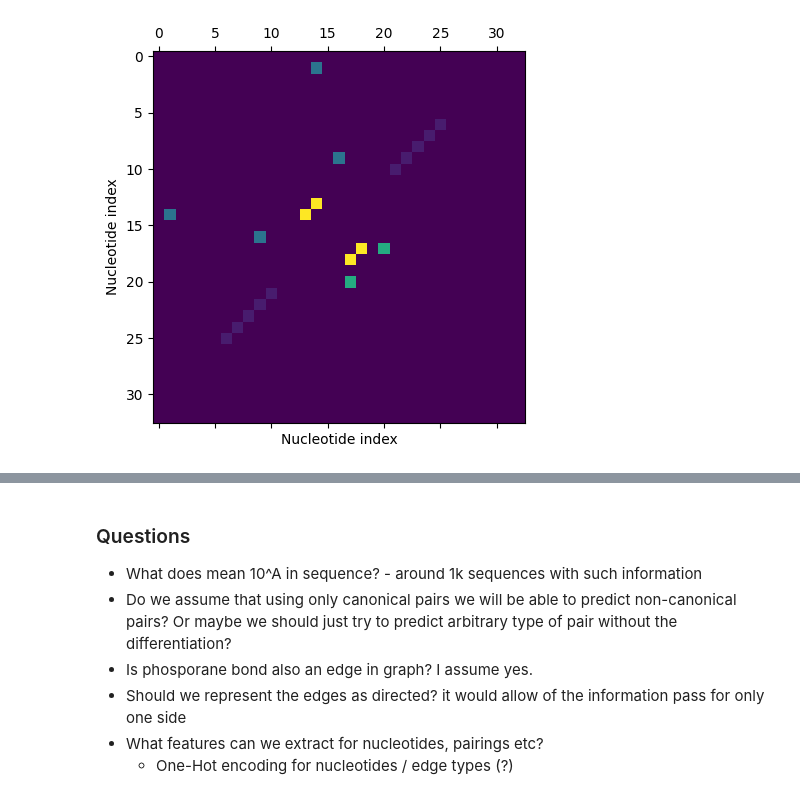
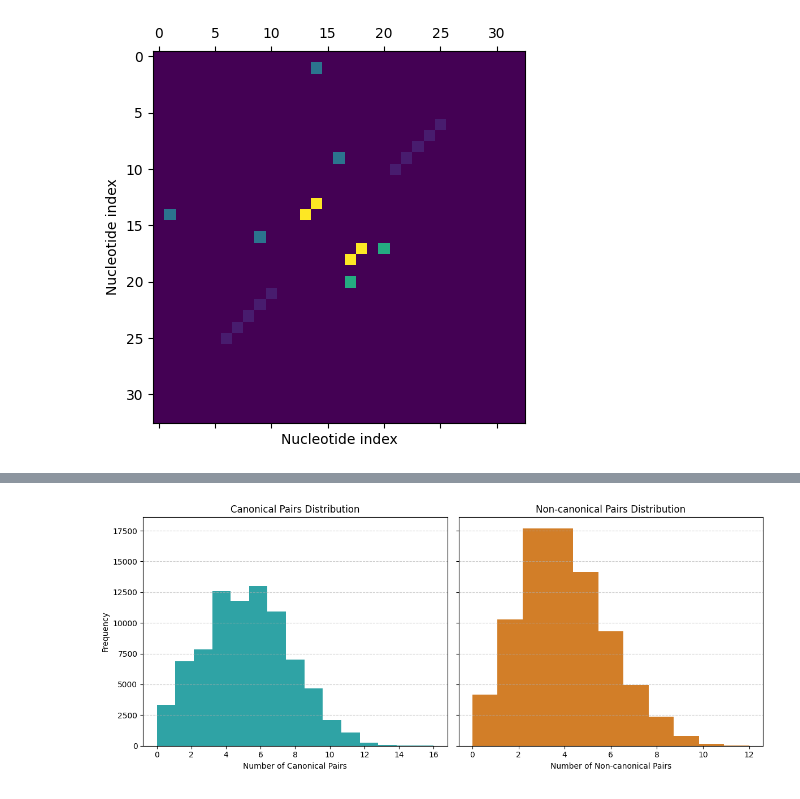
Before and after one commit to devolay/non-canonical-base-pair-prediction, a Jupyter notebook: notebooks/01_exploratory_analysis.ipynb, the cells around one changed output, grey strips where cells are left out. Cells and saved outputs as stored; diff of their text form; code cells hidden in the pictures.

```diff
--- a/notebooks/01_exploratory_analysis.ipynb
+++ b/notebooks/01_exploratory_analysis.ipynb
@@ -79,8 +61,9 @@ Error of 4PRF_1_B_B_129_G: invalid literal for int() with base 10: 'AG117'
 # %%
 stats = []
 for matrix in amt_matrixes:
-    canonical_pairs_number = sum(sum(matrix == 1))
-    non_canonical_pairs_number = sum(sum(matrix > 1))
-    stats.append({"Canonical pairs": canonical_pairs_number, "Non-canonical pairs": non_canonical_pairs_number})
+    canonical_pairs_number = int(sum(sum(matrix == 1)) / 2)
+    non_canonical_pairs_number = int(sum(sum(matrix > 1)) / 2)
+    matrix_length = matrix.shape[0]
+    stats.append({"Canonical pairs": canonical_pairs_number, "Non-canonical pairs": non_canonical_pairs_number, "Length": matrix_length})
 
 stats_df = pd.DataFrame(stats)
@@ -98,8 +70,30 @@ stats_df.sum().plot(kind='bar')
-# %% [markdown]
-### Questions
-- What does mean 10^A in sequence? - around 1k sequences with such information
-- Do we assume that using only canonical pairs we will be able to predict non-canonical pairs? Or maybe we should just try to predict arbitrary type of pair without the differentiation?
-- Is phosporane bond also an edge in graph? I assume yes.
-- Should we represent the edges as directed? it would allow of the information pass for only one side
-- What features can we extract for nucleotides, pairings etc?
-    - One-Hot encoding for nucleotides / edge types (?)
+# %%
+import numpy as np
+
+hex_colors = ['#001219', '#005f73', '#0a9396', '#94d2bd', '#e9d8a6', '#ee9b00', '#ca6702', '#bb3e03', '#ae2012', '#9b2226']
+
+canonical_counts = stats_df['Canonical pairs'].values
+non_canonical_counts = stats_df['Non-canonical pairs'].values
+fig, axes = plt.subplots(1, 2, figsize=(12, 5), sharey=True)
+
+bins_canonical = np.linspace(0, max(canonical_counts), max(canonical_counts))
+bins_non_canonical = np.linspace(0, max(non_canonical_counts), max(non_canonical_counts))
+
+# Canonical pairs histogram
+axes[0].hist(canonical_counts, bins=bins_canonical, color=hex_colors[2], alpha=0.85)
+axes[0].set_title('Canonical Pairs Distribution')
+axes[0].set_xlabel('Number of Canonical Pairs')
+axes[0].set_ylabel('Frequency')
+axes[0].grid(axis='y', linestyle='--', alpha=0.6)
+
+# Non-canonical pairs histogram
+axes[1].hist(non_canonical_counts, bins=bins_non_canonical, color=hex_colors[6], alpha=0.85)
+axes[1].set_title('Non-canonical Pairs Distribution')
+axes[1].set_xlabel('Number of Non-canonical Pairs')
+axes[1].grid(axis='y', linestyle='--', alpha=0.6)
+
+plt.tight_layout()
+plt.savefig("pair_distribution.png", dpi=300)
+plt.show()
+# %% [output]
+[figure, added]
```
Also changed, not shown: parts of 9 cells of this notebook, 15 other files.
